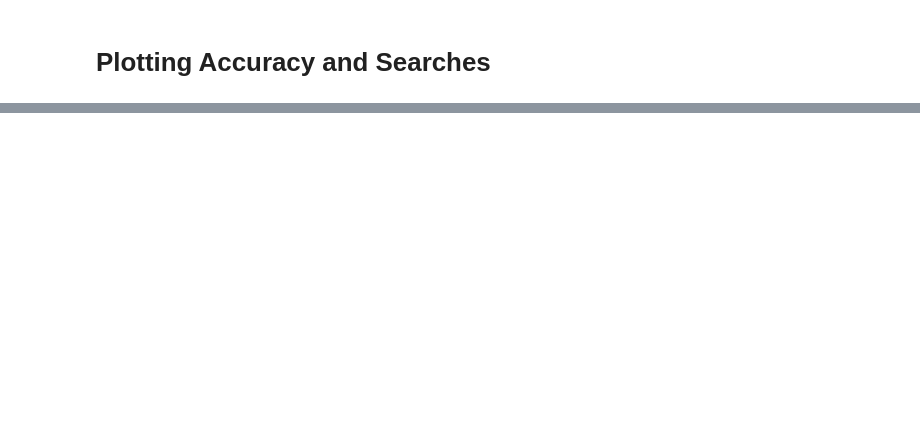
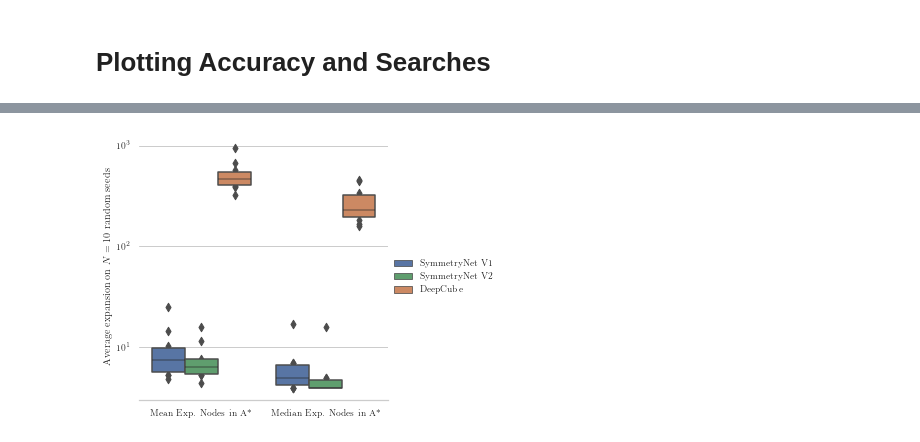
Before and after one commit to martin-krutsky/rubik-dl-symmetries, a Jupyter notebook: summarize_searches.ipynb, the cells around one changed output, grey strips where cells are left out. Drawn from its saved outputs; the diff is of its cells as text; code cells hidden in the pictures; blank space fills up the shorter version.

```diff
--- a/summarize_searches.ipynb
+++ b/summarize_searches.ipynb
@@ -262,0 +320,17 @@ plt.show()
+# %%
+with sns.plotting_context("notebook", font_scale=0.85):
+    g2 = sns.catplot(
+        data=df_plot2, kind=kind,
+        x="metric", y="value", hue="model",
+        palette=colors, height=4.4,
+        errorbar=('ci', 95)
+    )
+    g2.despine(left=True)
+    g2.set_axis_labels("", "Average expansion on $N=10$ random seeds")
+    g2.legend.set_title("")
+    plt.yscale('log')
+    plt.savefig(f'imgs/search/search_expanded_nodes_{kind}.png', dpi=100)
+    plt.savefig(f'imgs/search/search_expanded_nodes_{kind}.pdf', format='pdf')
+    plt.show()
+# %% [output]
+[figure, added]
```
Also changed, not shown: parts of 12 cells of this notebook, 3 other files.
